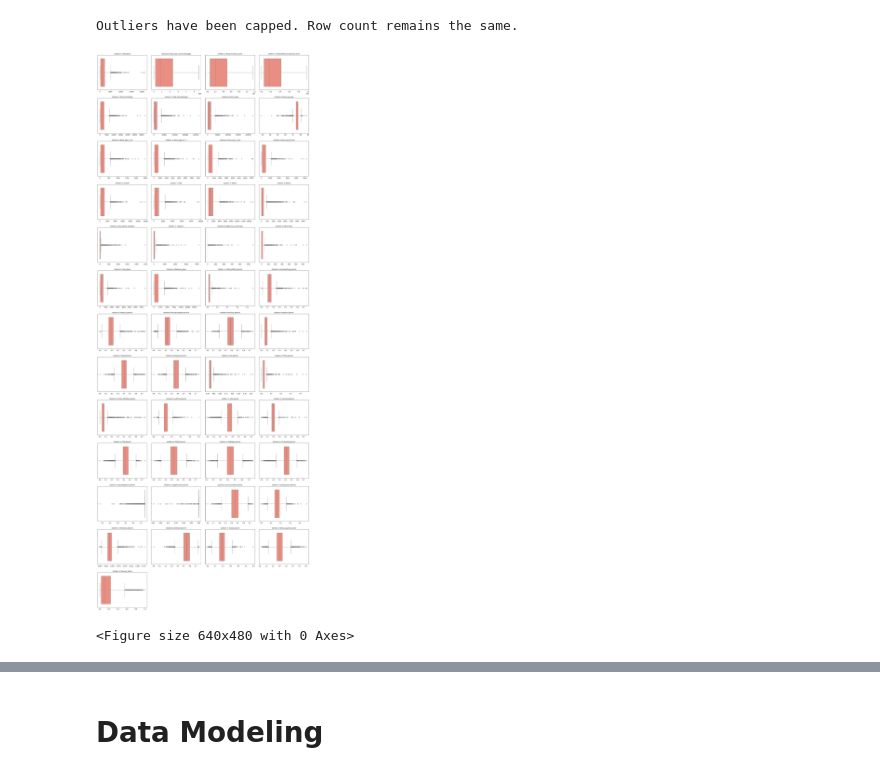
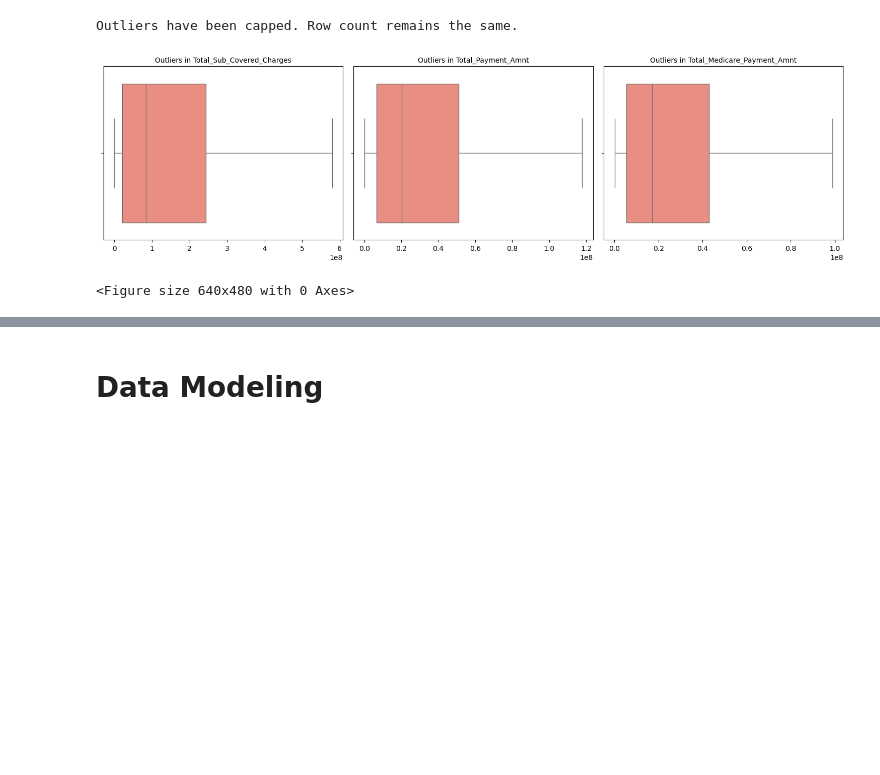
Before and after one commit to swamini-21/cms-medicare-analysis, a Jupyter notebook: notebooks/ETL_Pipeline.ipynb, the cells around one changed output, grey strips where cells are left out. Saved outputs shown, nothing was run; the diff lists cells and outputs as text; code cells hidden in the pictures; blank space fills up the shorter version.

Commit message:
Sync latest local versions of ETL notebook, EDA chart and dashboard

```diff
--- a/notebooks/ETL_Pipeline.ipynb
+++ b/notebooks/ETL_Pipeline.ipynb
@@ -30,7 +30,8 @@ Extracting Medicare Inpatient Hospitals - by Provider/2023/MUP_INP_RY25_P04_V10_
 Success! File saved at: ../Data\Medicare Inpatient Hospitals - by Provider/2023/MUP_INP_RY25_P04_V10_DY23_Prv.CSV
 # %%
 import pandas as pd
-df = pd.read_csv("../Data/Medicare Inpatient Hospitals - by Provider/2023/MUP_INP_RY25_P04_V10_DY23_Prv.CSV", encoding="cp1252", dtype={'Rndrng_Prvdr_Zip5': str})
+df = pd.read_csv("../Data/Medicare Inpatient Hospitals - by Provider/2023/MUP_INP_RY25_P04_V10_DY23_Prv.CSV",
+                 sep=',', encoding="cp1252", dtype={'Rndrng_Prvdr_Zip5': str})
 df.head(3)
 # %% [output]
 |  | Rndrng_Prvdr_CCN | Rndrng_Prvdr_Org_Name | Rndrng_Prvdr_St | Rndrng_Prvdr_City | Rndrng_Prvdr_Zip5 | ... |
@@ -132,7 +217,8 @@ object_cols = df.select_dtypes(include=['object']).columns
 df[object_cols] = df[object_cols].fillna('Unknown')
 
 #Compute Minority Share
-df["Minority_Share"] = round((df["Blacks"]+df["Asia_Pacific_Islanders"]+df["Hispanics"]+df["Indigineous_Americans"])/df["Total_Bene"],2)
+df["Minority_Count"] = (df["Blacks"]+df["Asia_Pacific_Islanders"]+df["Hispanics"]+df["Indigineous_Americans"])
+df["Minority_Share"] = round(df["Minority_Count"] / df["Total_Bene"], 2)
 
 df.info()
 # %% [output]
@@ -265,28 +351,28 @@ Outliers have been capped. Row count remains the same.
 # %%
 # Calculate grid dimensions (e.g., 4 boxplots per row)
 cols_per_row = 4
 rows = math.ceil(num_vars / cols_per_row)
 
 # Initialize the figure
 fig, axes = plt.subplots(rows, cols_per_row, figsize=(20, rows * 4))
 axes = axes.flatten()
 
 # Loop through each numeric column and plot
-for i, col in enumerate(numeric_cols):
+for i, col in enumerate(cols_to_clip):
     sns.boxplot(x=df[col], ax=axes[i], color='salmon')
     axes[i].set_title(f'Outliers in {col}', fontsize=10)
     axes[i].set_xlabel('')
 
 # Remove any empty subplots
 for j in range(i + 1, len(axes)):
     fig.delaxes(axes[j])
 
 # 6. Final layout adjustments
 plt.tight_layout()
 plt.show()
 plt.savefig('../Results/eda_boxplot_grid2.png', dpi=300)
 # %% [output]
-[figure, old version]
+[figure, new version]
 <Figure size 640x480 with 0 Axes>
 # %%
 df.info()
```
Also changed, not shown: parts of 37 cells of this notebook, 2 other files.
